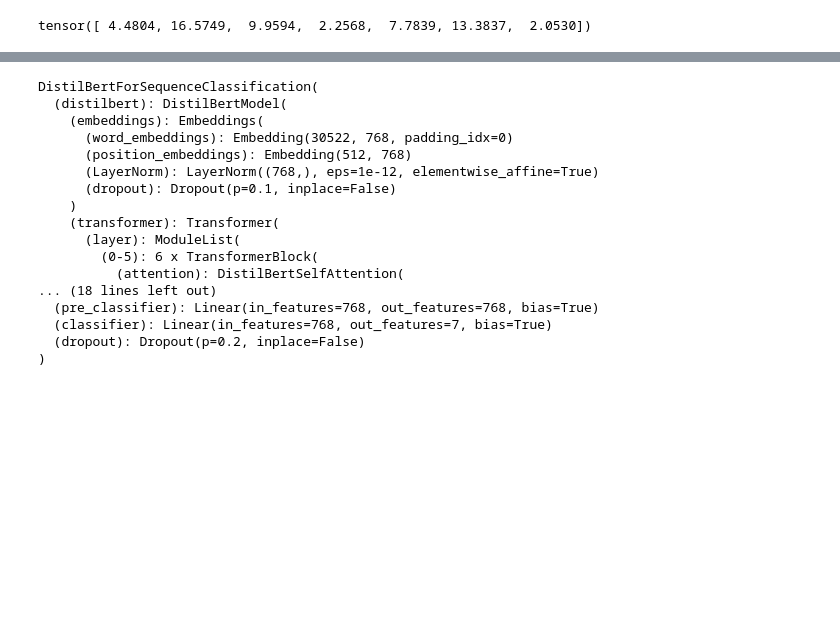
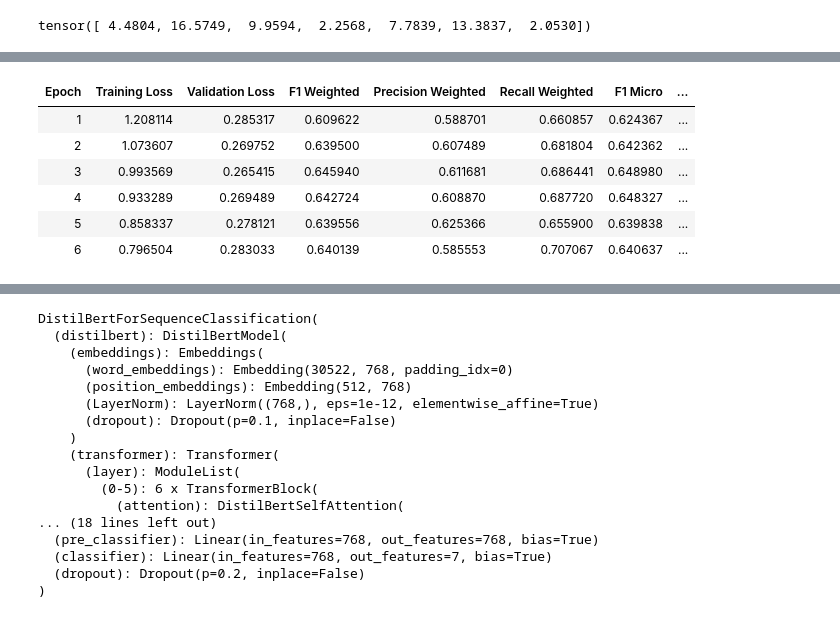
Before and after one commit to sydney-machine-learning/translation-Europeanlanguages, a Jupyter notebook: goemotions_finetuning_and_sentiment_poems.ipynb, the cells around one changed output, grey strips where cells are left out. Saved outputs shown, nothing was run; the diff lists cells and outputs as text; code cells hidden in the pictures; blank space fills up the shorter version.

```diff
--- a/goemotions_finetuning_and_sentiment_poems.ipynb
+++ b/goemotions_finetuning_and_sentiment_poems.ipynb
@@ -443,0 +471,79 @@ Threshold: 0.5| F1_W: 0.609 | F1_micro: 0.622 | F1_macro: 0.543 | P: 0.713 | R:
+# %%
+#multi-label classification
+
+import torch.nn as nn
+from transformers import AutoModelForSequenceClassification, TrainingArguments, Trainer, EarlyStoppingCallback
+
+model_1 = AutoModelForSequenceClassification.from_pretrained(model_checkpoint,
+                                                             num_labels = len(ekman_classes), #len(classes),
+                                                             problem_type = "multi_label_classification") #load the weights in saved dtype. Without, doubles memory usage if weights originally torch.bfloat16
+model_1.to(device)
+
+from sklearn.metrics import accuracy_score, f1_score, precision_score, recall_score, precision_recall_fscore_support, hamming_loss
+
+def compute_metrics(eval_pred):
+    logits, labels = eval_pred
+
+    best_t_macro, best_t_micro, best_t_weighted, best_f1_macro, best_f1_micro, best_f1_weighted = find_best_threshold(logits, labels)
+
+    probs = 1 / (1 + np.exp(-logits))
+
+    predictions = (probs > best_t_weighted).astype(int)  # Get the predicted class labels
+
+    precision_weighted, recall_weighted, f1_weighted, _ = precision_recall_fscore_support(labels, predictions, average='weighted', zero_division=0)
+    f1_micro = f1_score(labels, predictions, average = "micro", zero_division = 0)
+    f1_macro = f1_score(labels, predictions, average = "macro", zero_division = 0)
+    precision_micro = precision_score(labels, predictions, average="micro", zero_division=0)
+    recall_micro = recall_score(labels, predictions, average="micro", zero_division=0)
+    precision_macro = precision_score(labels, predictions, average="macro", zero_division=0)
+    recall_macro = recall_score(labels, predictions, average="macro", zero_division=0)
+    hamming_loss_score = hamming_loss(labels, predictions)
+
+    return {
+        'f1_weighted': f1_weighted,
+        'precision_weighted': precision_weighted,
+        'recall_weighted': recall_weighted,
+        'f1_micro': f1_micro,
+        'precision_micro': precision_micro,
+        'recall_micro': recall_micro,
+        'f1_macro': f1_macro,
+        'precision_macro': precision_macro,
+        'recall_macro': recall_macro,
+        'hamming_loss_score': hamming_loss_score
+    }
+
+training_args = TrainingArguments(
+    output_dir = "distilbert_finetuned-goemotions2",
+    num_train_epochs = 10,
+    per_device_train_batch_size = 32,
+    gradient_accumulation_steps = 4, #accumulate gradients across several batches and update once as opposed to updating weights every batch, simulates training with large batch size w/o storing, saves memory but slower training
+    #gradient_checkpointing=True, #recomputes intermediate activations during forward pass as opposed to storing - extra computation but saves memory
+    fp16 = False, #bf16 for fast mixed precision training, fp16 false for mps
+    learning_rate = 2e-5, #initial lr
+    logging_steps = 100, #controls how frequently to update + return loss
+    eval_strategy = "epoch", #when to evaluate a model during training
+    save_strategy = "epoch", #when to save
+    weight_decay = 0.01, #L2 regularisation, helps prevent model from overfitting by discouraging large weights - uses AdamW, independent of weight updates --> better training stability
+    metric_for_best_model = 'eval_f1_weighted',
+    greater_is_better = True,
+    load_best_model_at_end = True,
+    save_total_limit = 2
+)
+
+trainer2 = Trainer(
+    model = model_1,
+    args = training_args,
+    train_dataset = tokenized_go_emotions["train"],
+    eval_dataset = tokenized_go_emotions["validation"],
+    processing_class = tokenizer,
+    data_collator = data_collator,
+    compute_metrics = compute_metrics,
+    callbacks=[EarlyStoppingCallback(early_stopping_patience=3)],
+    #pos_weight = pos_weight
+)
+
+trainer2.train()
+
+trainer2.save_model("distilbert_finetuned-goemotions-final2")
+tokenizer.save_pretrained("distilbert_finetuned-goemotions-final2")
+# %% [output]
@@ -443,0 +567,7 @@ Threshold: 0.5| F1_W: 0.609 | F1_micro: 0.622 | F1_macro: 0.543 | P: 0.713 | R:
+| Epoch | Training Loss | Validation Loss | F1 Weighted | Precision Weighted | Recall Weighted | F1 Micro | ... |
+| 1 | 1.208114 | 0.285317 | 0.609622 | 0.588701 | 0.660857 | 0.624367 | ... |
+| 2 | 1.073607 | 0.269752 | 0.639500 | 0.607489 | 0.681804 | 0.642362 | ... |
+| 3 | 0.993569 | 0.265415 | 0.645940 | 0.611681 | 0.686441 | 0.648980 | ... |
+| 4 | 0.933289 | 0.269489 | 0.642724 | 0.608870 | 0.687720 | 0.648327 | ... |
+| 5 | 0.858337 | 0.278121 | 0.639556 | 0.625366 | 0.655900 | 0.639838 | ... |
+| 6 | 0.796504 | 0.283033 | 0.640139 | 0.585553 | 0.707067 | 0.640637 | ... |
```
Also changed, not shown: parts of 21 cells of this notebook, 2 other files.
